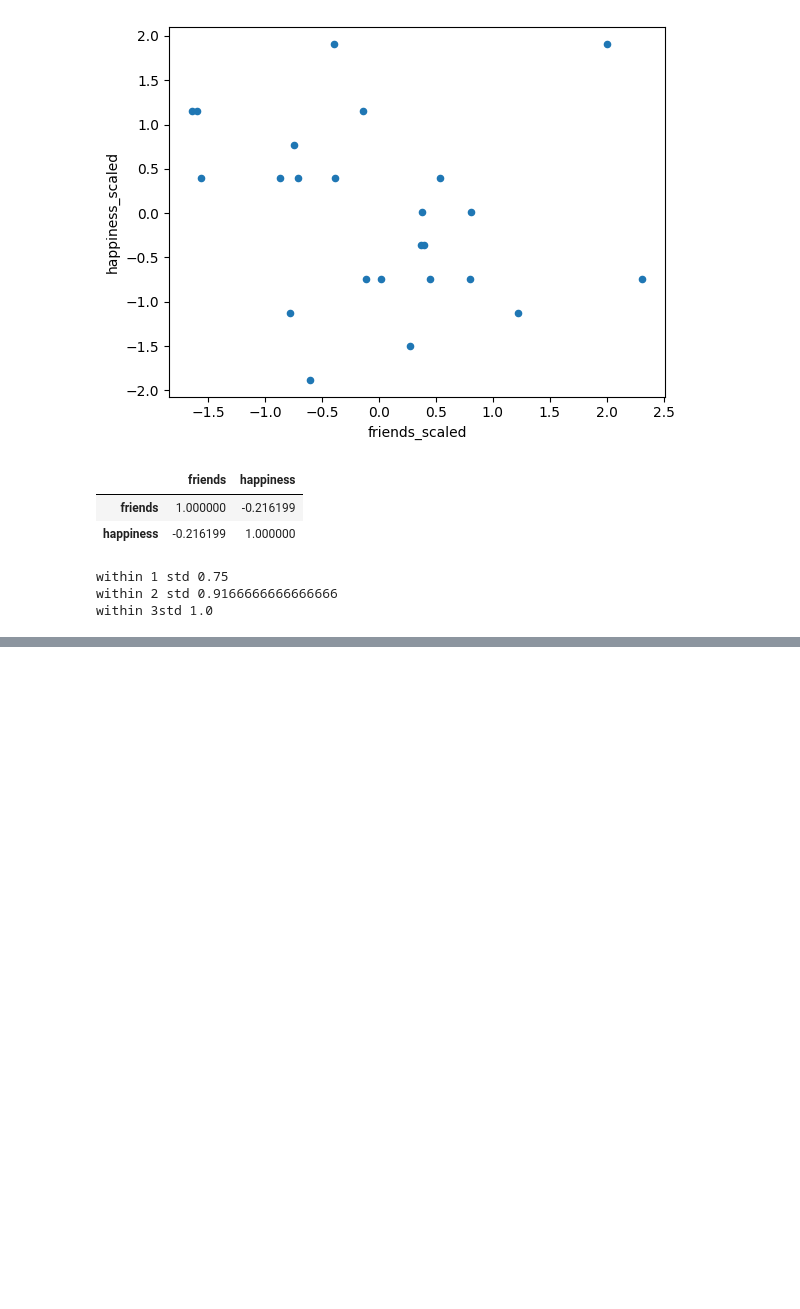
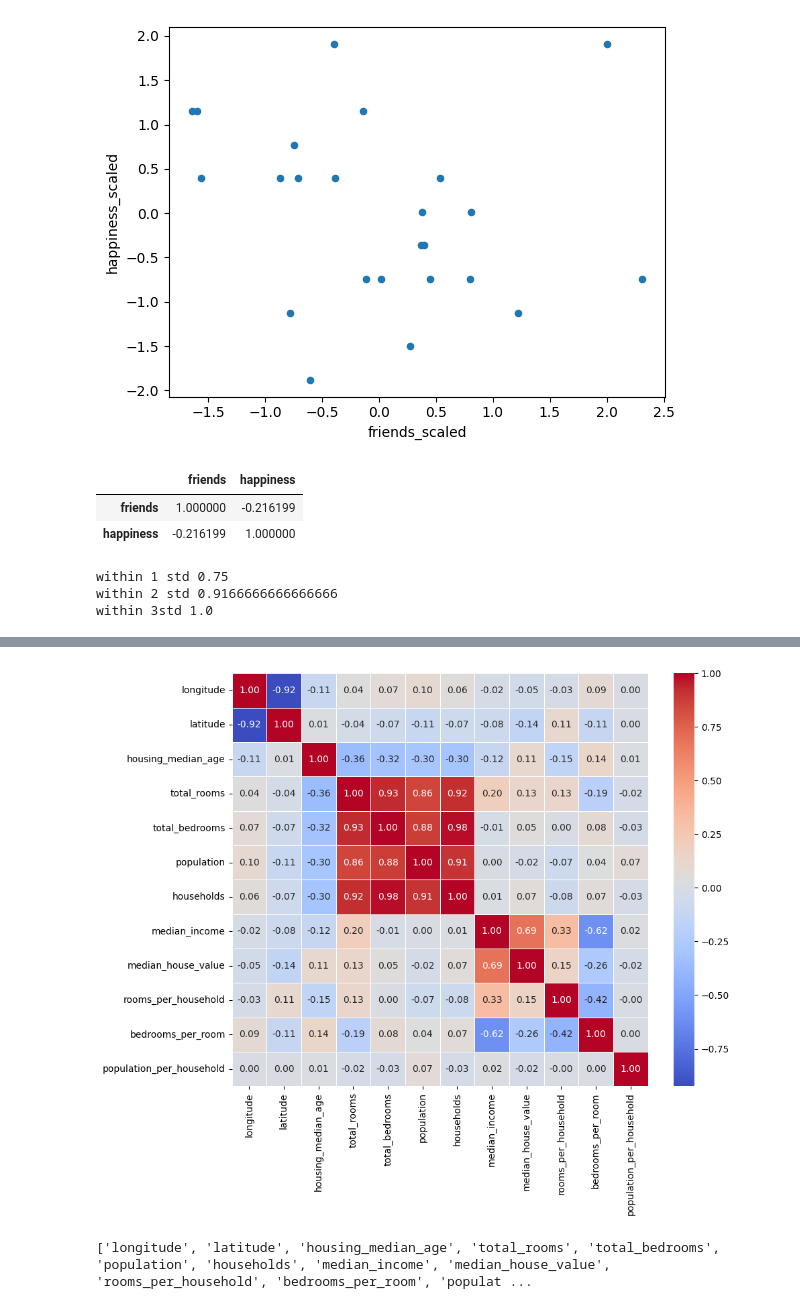
Before and after one commit to adarshakharel064-prog/Foundation_of_Data_Science, a Jupyter notebook: lab.ipynb, the cells around one changed output, grey strips where cells are left out. Saved outputs shown, nothing was run; the diff lists cells and outputs as text; code cells hidden in the pictures; blank space fills up the shorter version.

```diff
--- a/lab.ipynb
+++ b/lab.ipynb
@@ -204,0 +835,8 @@ pd.DataFrame(breaks).hist(bins=50,range=(5,100))
+# %%
+import pandas as pd
+
+def load_housing_data(HOUSING_PATH):
+ return pd.read_csv(HOUSING_PATH)
+
+housing = load_housing_data("housing.csv")
+housing.head()
@@ -204,0 +882,3 @@ pd.DataFrame(breaks).hist(bins=50,range=(5,100))
+# %%
+
+housing_new = housing.drop(columns=['ocean_proximity'])
@@ -204,0 +900,10 @@ pd.DataFrame(breaks).hist(bins=50,range=(5,100))
+# %%
+ # creating own features and  check whether its correlation
+housing_new["rooms_per_household"] = housing_new["total_rooms"]/housing_new["households"]
+housing_new["bedrooms_per_room"] = housing_new["total_bedrooms"]/housing_new["total_rooms"]
+housing_new["population_per_household"]=housing_new["population"]/housing_new["households"]
+
+
+# checking over the correlation of median house price with other features
+corr_matrix = housing_new.corr()
+corr_matrix["median_house_value"].sort_values(ascending=False)
@@ -204,0 +998,19 @@ pd.DataFrame(breaks).hist(bins=50,range=(5,100))
+# %%
+import seaborn as sns
+import matplotlib.pyplot as plt
+
+# Calculate correlation matrix
+corr_matrix = housing_new.corr()
+
+# Plot heatmap of correlation matrix
+plt.figure(figsize=(10, 8))
+sns.heatmap(corr_matrix, annot=True, fmt='.2f', cmap='coolwarm', linewidths=0.5)
+plt.show()
+
+# Drop highly correlated features (e.g., correlation > 0.9)
+corr_threshold = 0.9
+to_drop = [column for column in corr_matrix.columns if any(abs(corr_matrix[column]) > corr_threshold)]
+print(to_drop)
+# %% [output]
+[figure, added]
+['longitude', 'latitude', 'housing_median_age', 'total_rooms', 'total_bedrooms', 'population', 'households', 'median_income', 'median_house_value', 'rooms_per_household', 'bedrooms_per_room', 'populat ...
```
Also changed, not shown: parts of 65 cells of this notebook, 1 other file.
